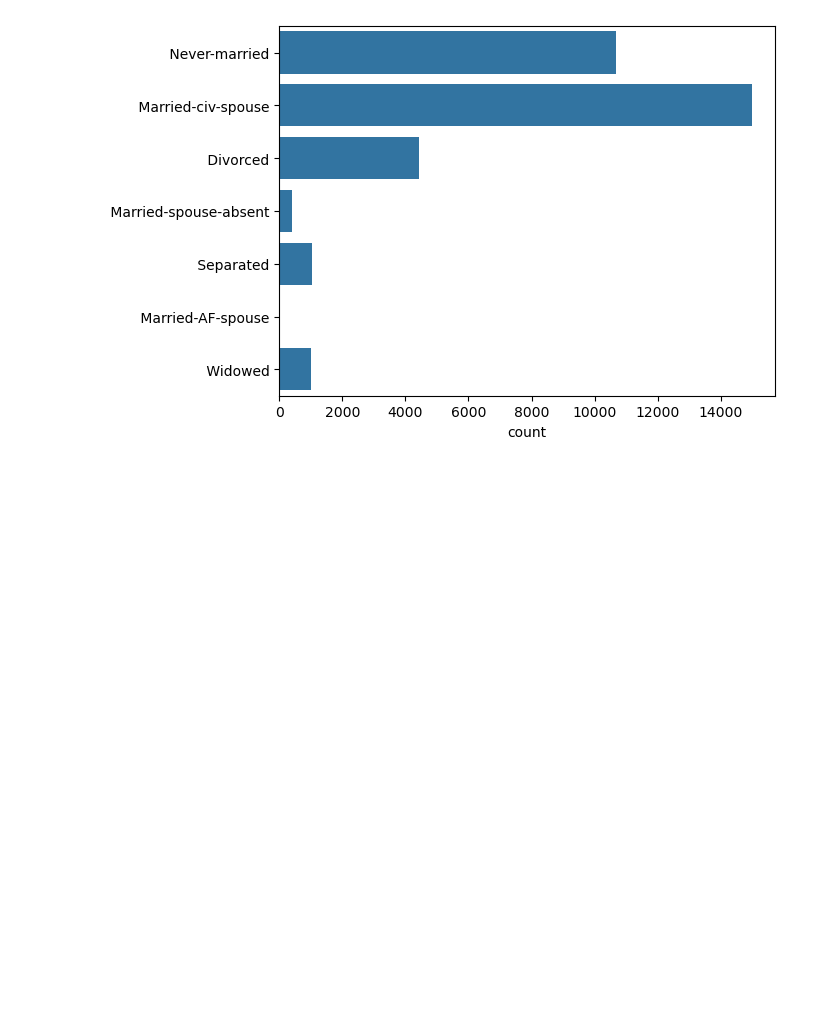
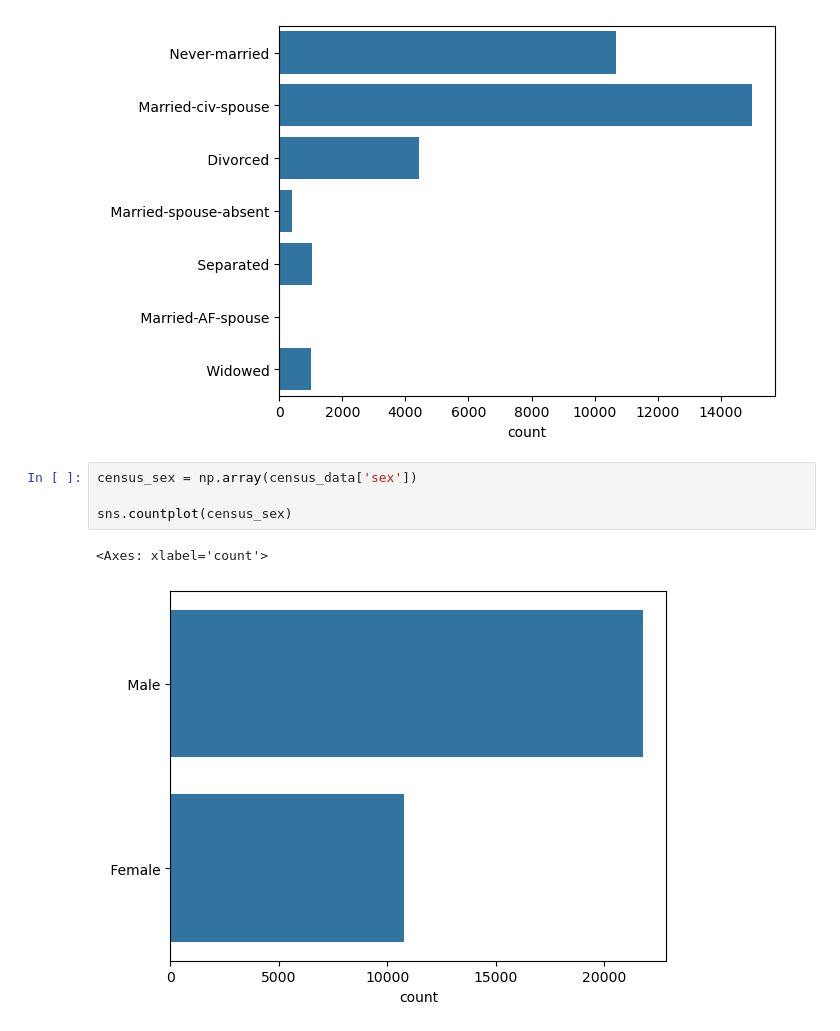
Before and after one commit to Dionmax/BurningMyBrain, a Jupyter notebook: EstatisticaDataScience/Distributions.ipynb, the cells around one changed output. Drawn from its saved outputs; the diff is of its cells as text; blank space fills up the shorter version.

```diff
--- a/EstatisticaDataScience/Distributions.ipynb
+++ b/EstatisticaDataScience/Distributions.ipynb
@@ -501,3 +501,10 @@ sns.countplot(census_marital_status)
 # %% [output]
 <Axes: xlabel='count'>
 [figure]
+# %%
+census_sex = np.array(census_data['sex'])
+
+sns.countplot(census_sex)
+# %% [output]
+<Axes: xlabel='count'>
+[figure, added]
```
Also changed, not shown: parts of 37 cells of this notebook.
